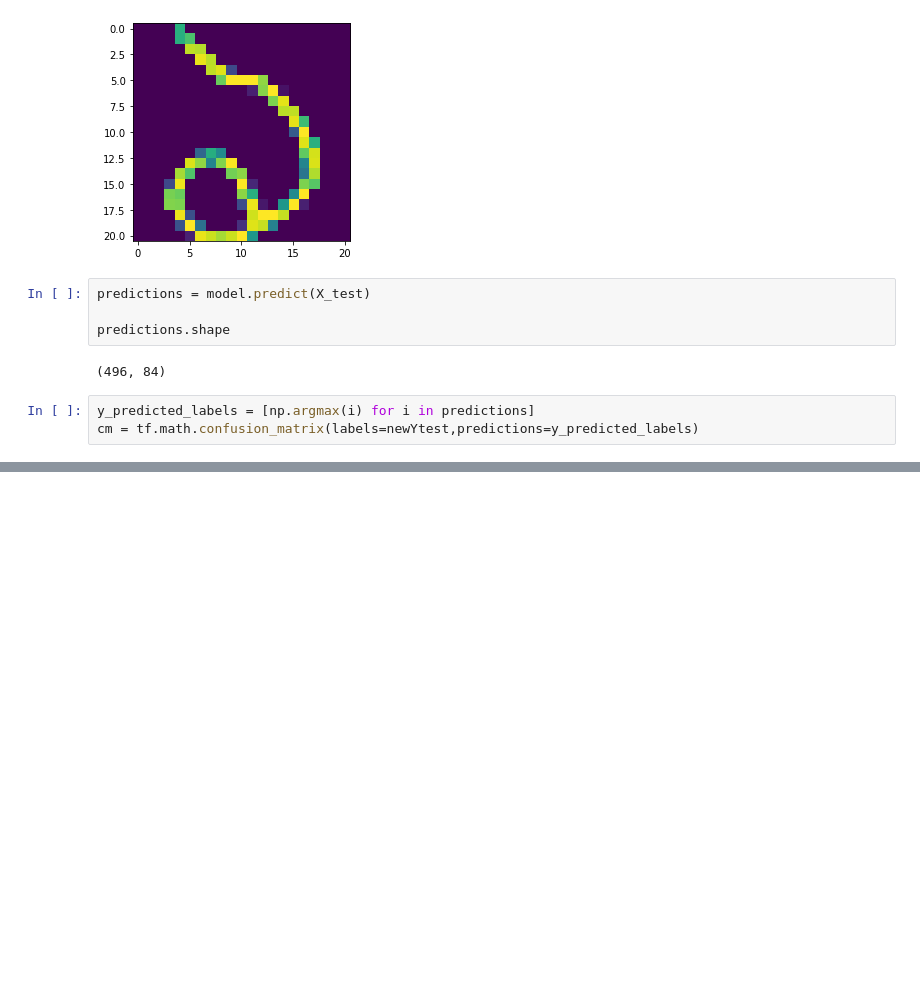
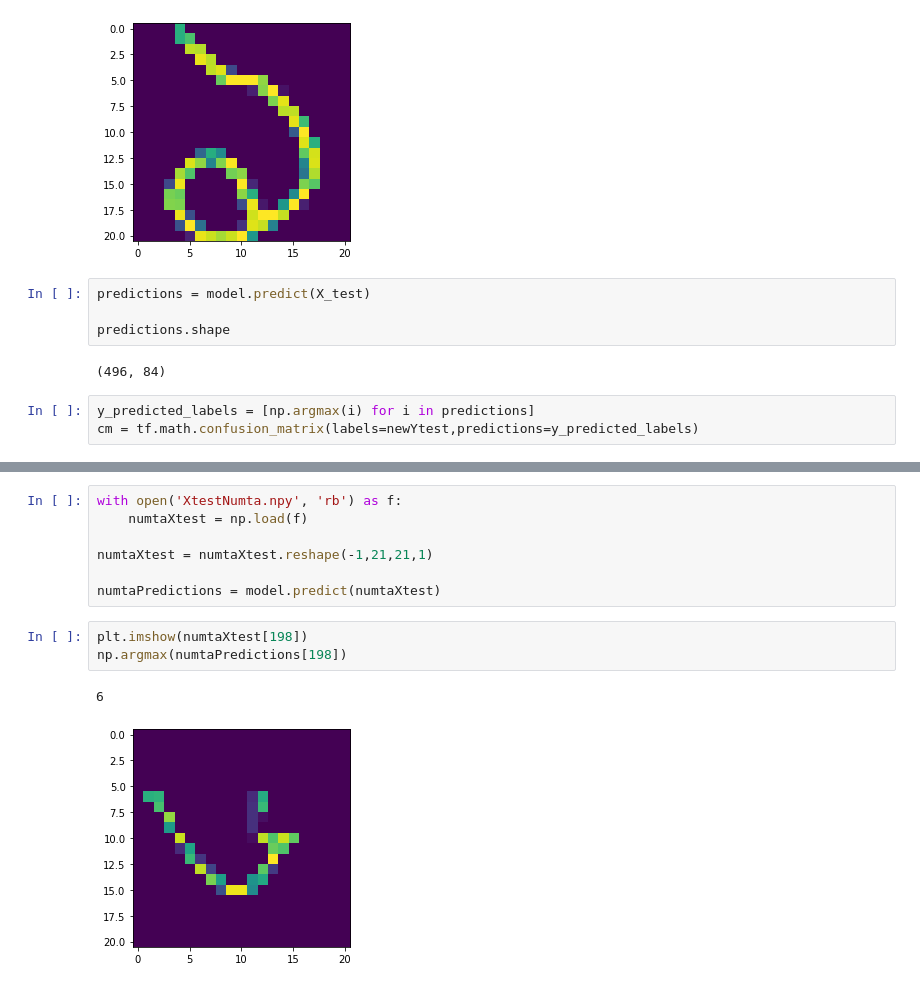
Before and after one commit to khansun/cnn_bangla_ocr, a Jupyter notebook: ocr.ipynb, the cells around one changed output, grey strips where cells are left out. Drawn from its saved outputs; the diff is of its cells as text; blank space fills up the shorter version.

Commit message:
numtaDBtest

```diff
--- a/ocr.ipynb
+++ b/ocr.ipynb
@@ -174,0 +175,13 @@ Text(42.0, 0.5, 'Real')
+# %%
+with open('XtestNumta.npy', 'rb') as f:
+    numtaXtest = np.load(f)
+
+numtaXtest = numtaXtest.reshape(-1,21,21,1)
+
+numtaPredictions = model.predict(numtaXtest)
+# %%
+plt.imshow(numtaXtest[198])
+np.argmax(numtaPredictions[198])
+# %% [output]
+6
+[figure, added]
```
Also changed, not shown: parts of 4 cells of this notebook, 6 other files.
